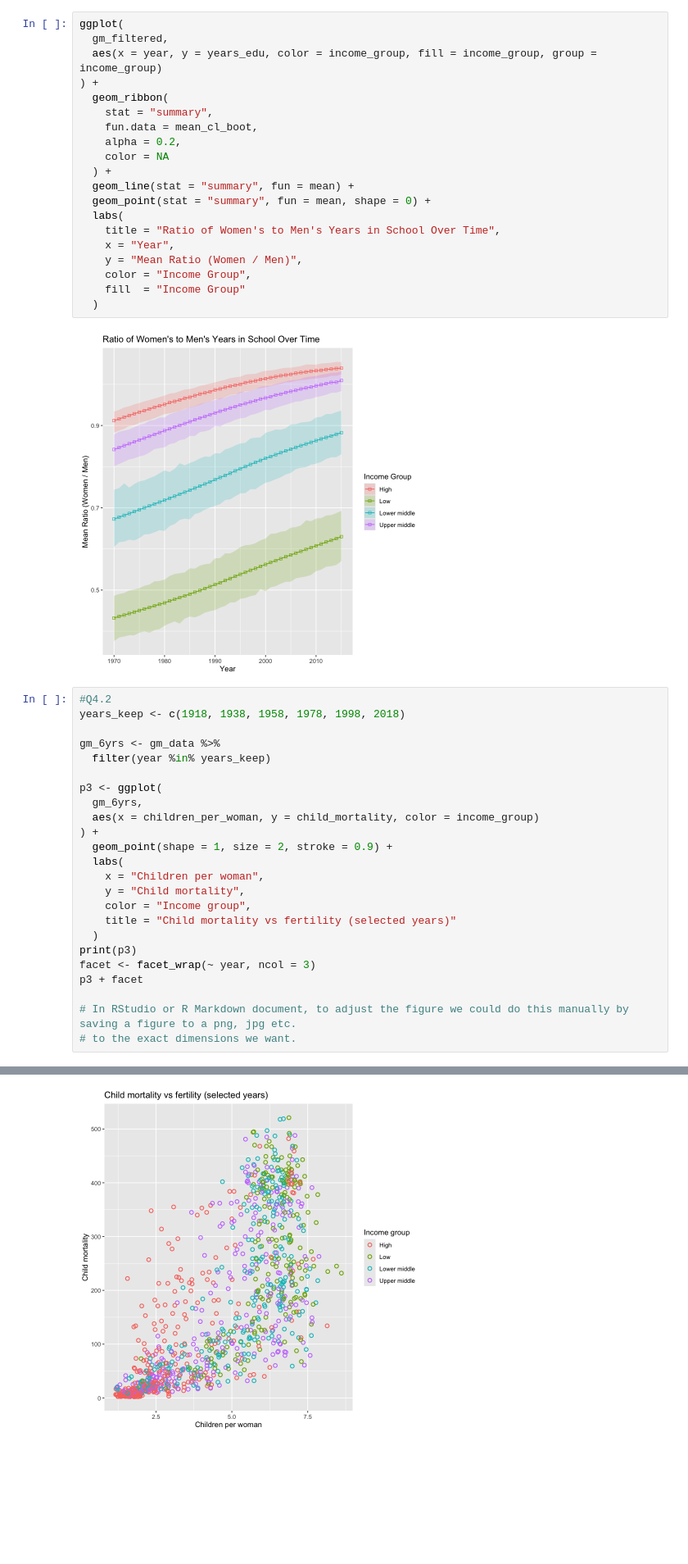
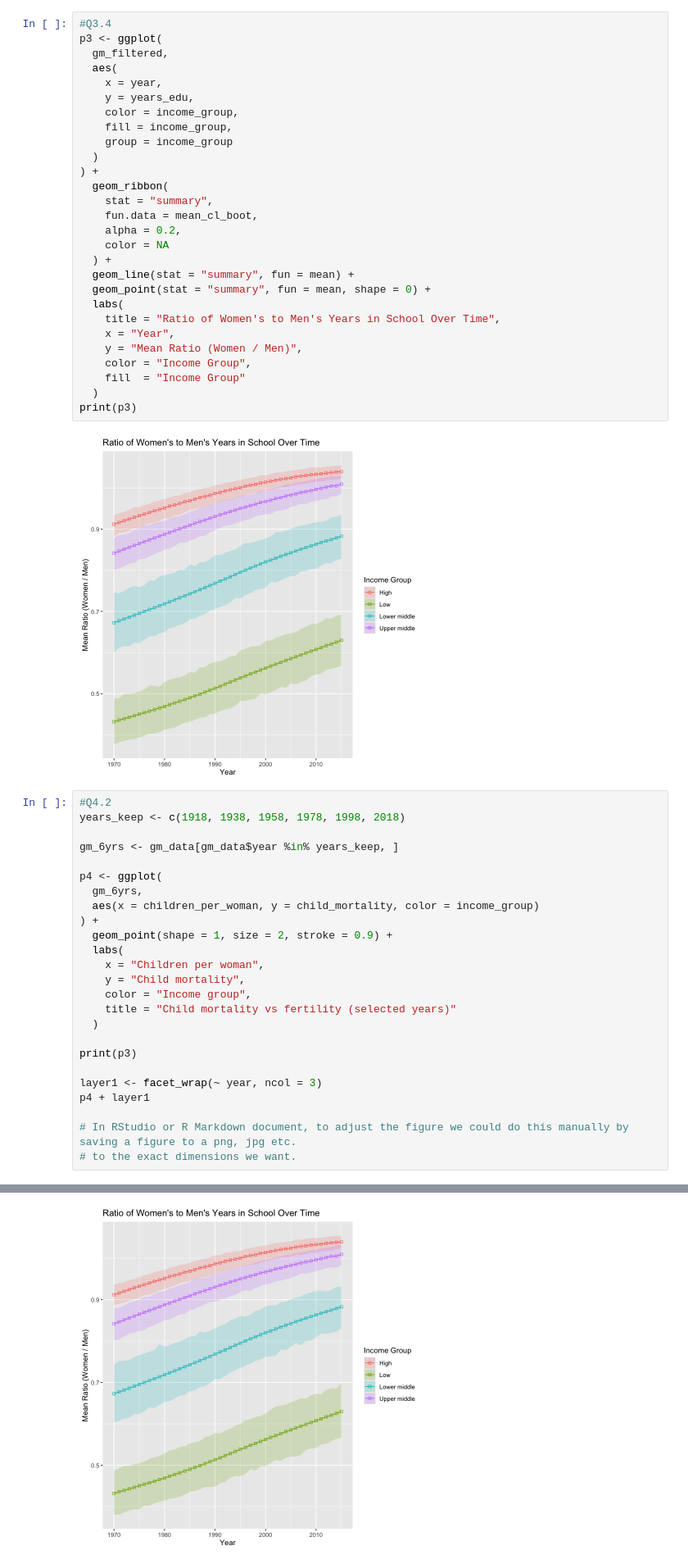
Before and after one commit to JordanKaseram/MDS-Data-550-Labs, a Jupyter notebook: Lab 1/Lab1Rcode.ipynb, the cells around one changed output, grey strips where cells are left out. Shown at 82% size. Saved outputs shown, nothing was run; the diff lists cells and outputs as text; blank space fills up the shorter version.

```diff
--- a/Lab 1/Lab1Rcode.ipynb
+++ b/Lab 1/Lab1Rcode.ipynb
@@ -69,9 +67,16 @@ attr(,"class")
 [1] "labels"
 [figure]
 # %%
-ggplot(
+#Q3.4
+p3 <- ggplot(
   gm_filtered,
-  aes(x = year, y = years_edu, color = income_group, fill = income_group, group = income_group)
+  aes(
+    x = year,
+    y = years_edu,
+    color = income_group,
+    fill = income_group,
+    group = income_group
+  )
 ) +
   geom_ribbon(
     stat = "summary",
@@ -88,16 +93,16 @@ ggplot(
     color = "Income Group",
     fill  = "Income Group"
   )
+print(p3)
 # %% [output]
 [figure]
 # %%
 #Q4.2
 years_keep <- c(1918, 1938, 1958, 1978, 1998, 2018)
 
-gm_6yrs <- gm_data %>%
-  filter(year %in% years_keep)
+gm_6yrs <- gm_data[gm_data$year %in% years_keep, ]
 
-p3 <- ggplot(
+p4 <- ggplot(
   gm_6yrs,
   aes(x = children_per_woman, y = child_mortality, color = income_group)
 ) +
@@ -108,9 +113,11 @@ p3 <- ggplot(
     color = "Income group",
     title = "Child mortality vs fertility (selected years)"
   )
+
 print(p3)
-facet <- facet_wrap(~ year, ncol = 3)
-p3 + facet
+
+layer1 <- facet_wrap(~ year, ncol = 3)
+p4 + layer1
 
 # In RStudio or R Markdown document, to adjust the figure we could do this manually by saving a figure to a png, jpg etc.
 # to the exact dimensions we want.
@@ -124,4 +128,4 @@ Warning message:
-[figure, old version]
+[figure, new version]
 [figure]
 # %%
 #Q5.2
```
Also changed, not shown: parts of 8 cells of this notebook, 1 other file.
